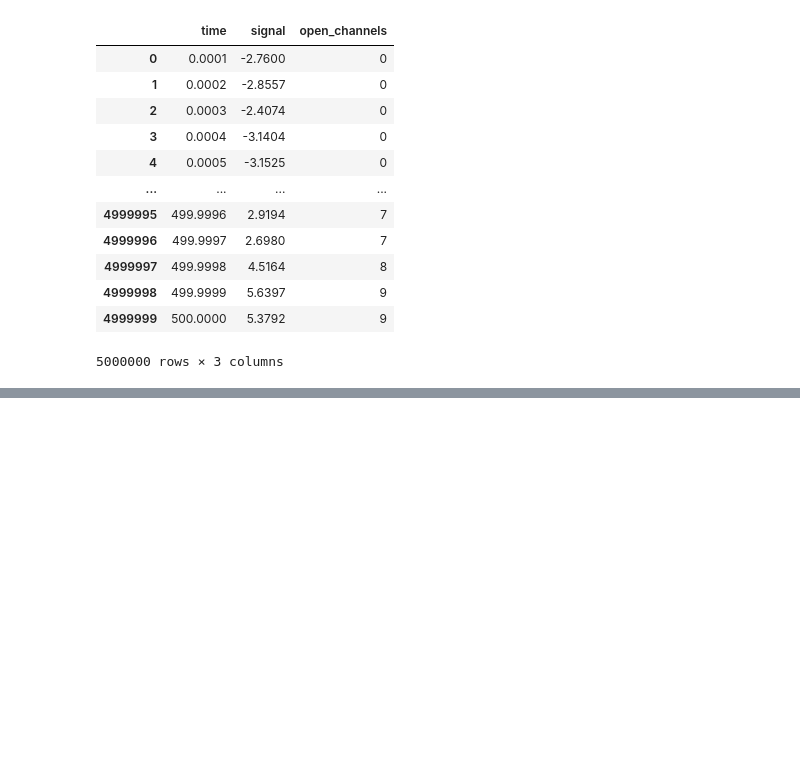
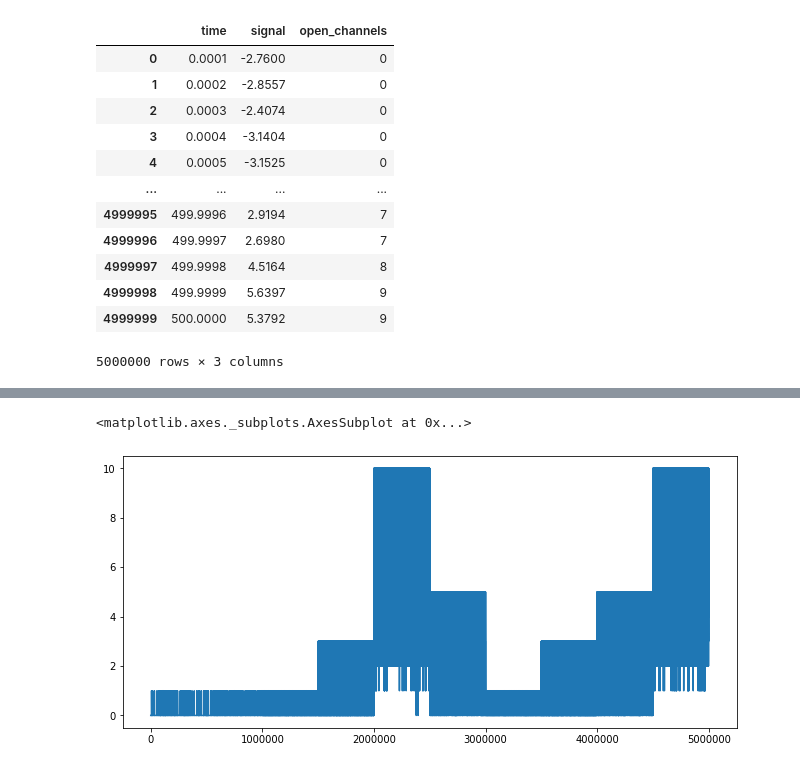
Before and after one commit to ImmoNathanael/time_series_segmentation, a Jupyter notebook: 00_data.ipynb, the cells around one changed output, grey strips where cells are left out. Drawn from its saved outputs; the diff is of its cells as text; code cells hidden in the pictures; blank space fills up the shorter version.

```diff
--- a/00_data.ipynb
+++ b/00_data.ipynb
@@ -95,3 +100,8 @@ df_train
+# %%
+df_train.open_channels.plot(figsize=(11,5))
+# %% [output]
+<matplotlib.axes._subplots.AxesSubplot at 0x...>
+[figure, added]
 # %%
 # hide
 from nbdev.export import notebook2script
```
Also changed, not shown: parts of 3 cells of this notebook, 5 other files.
